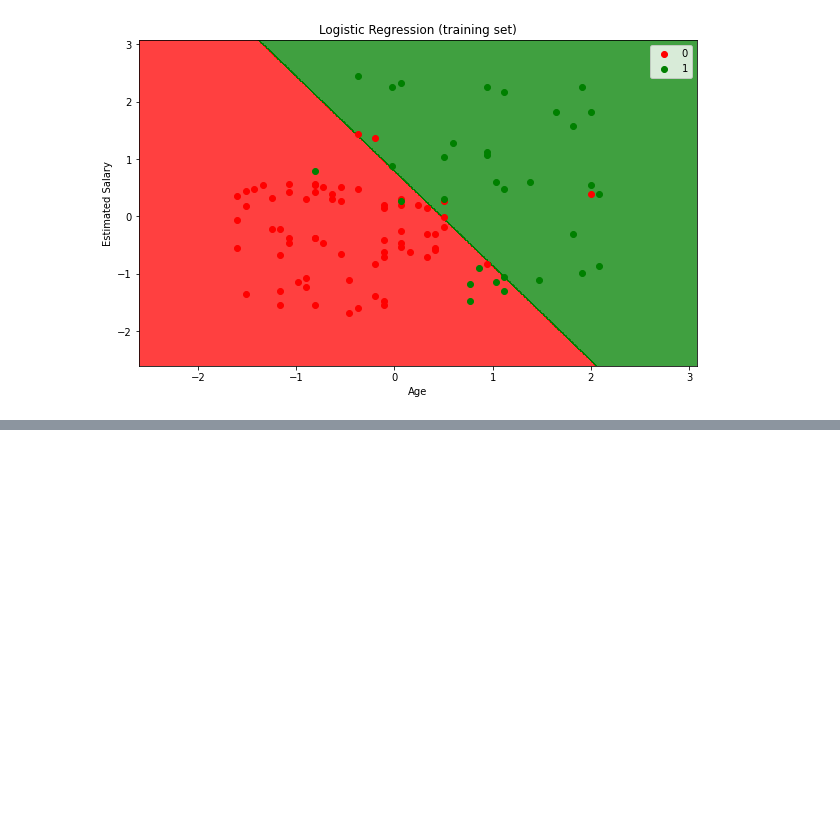
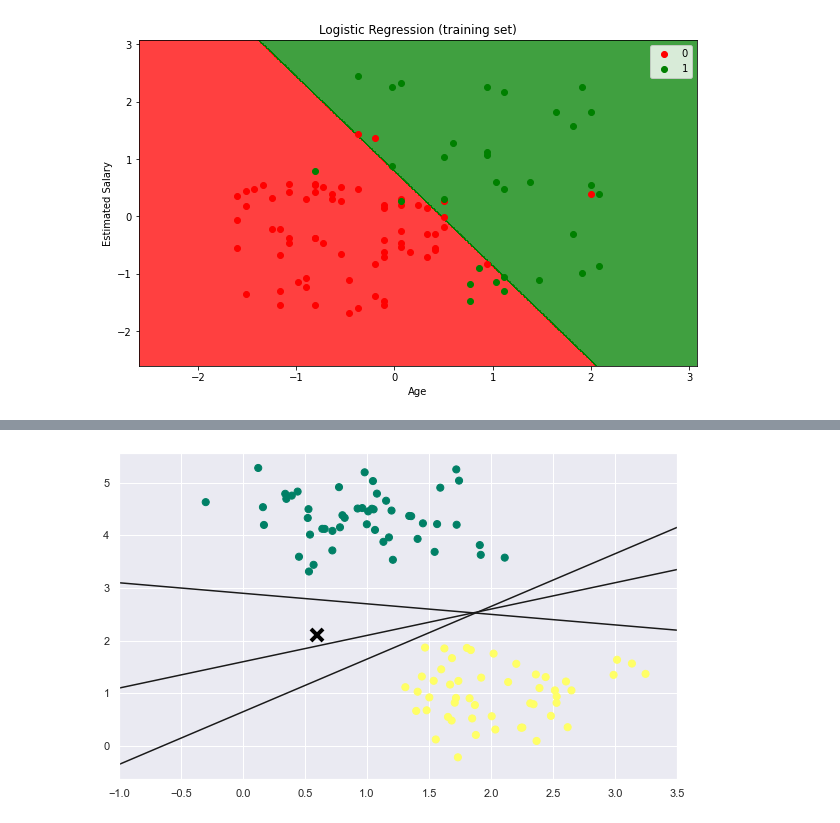
Before and after one commit to fatihdursunfd/AI-Bootcamp, a Jupyter notebook: AI/Machine Learning/Classification/svm.ipynb, the cells around one changed output, grey strips where cells are left out. Cells and saved outputs as stored; diff of their text form; code cells hidden in the pictures; blank space fills up the shorter version.

```diff
--- a/AI/Machine Learning/Classification/svm.ipynb
+++ b/AI/Machine Learning/Classification/svm.ipynb
@@ -83,0 +95,12 @@ plt.show()
+# %%
+xfit = np.linspace(-1, 3.5)
+plt.plot([0.6] , [2.1] , 'x' , color="black" , markeredgewidth = 4 , markersize = 12)
+plt.scatter(X[:, 0], X[: , 1] , c = y , s = 50 , cmap= "summer" )
+
+for m, b in [(1, 0.65) , (0.5, 1.6) , (-0.2, 2.9)]:
+    plt.plot(xfit, m * xfit + b, '-k')
+
+plt.xlim(-1, 3.5)
+plt.show()
+# %% [output]
+[figure, added]
```
Also changed, not shown: parts of 6 cells of this notebook, 2 other files.
